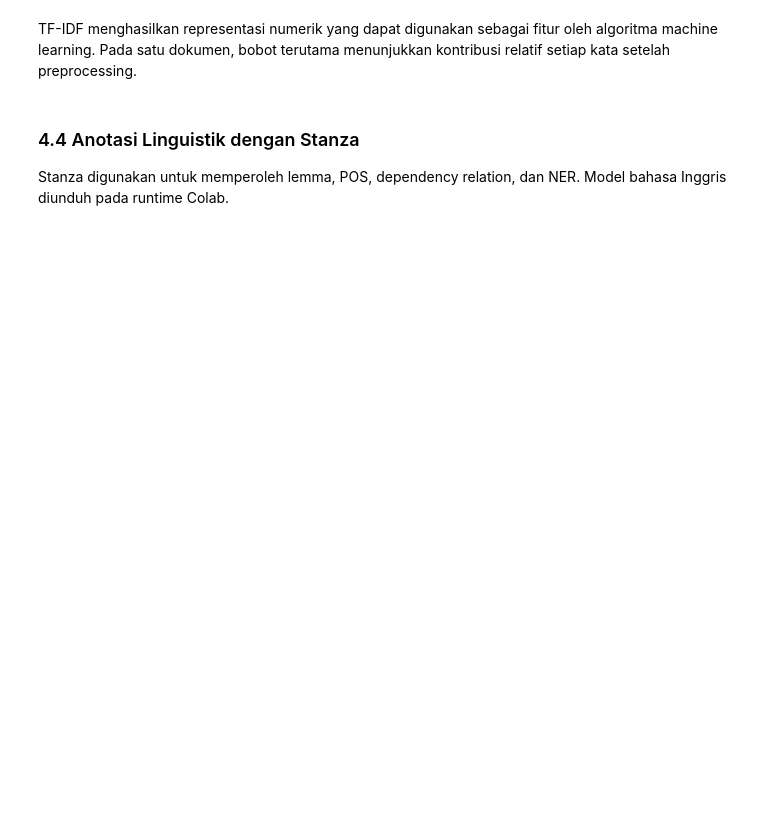
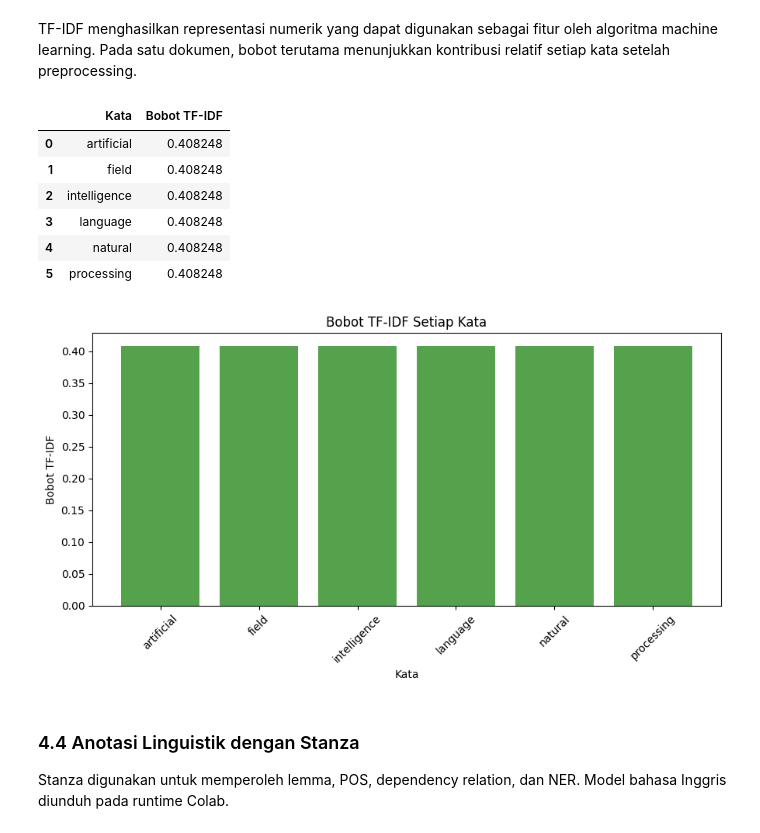
Before and after one commit to febriyansyah-id/COLLAB, a Jupyter notebook: notebooks/nlp/NLP-assignment-P03.ipynb, the cells around one changed output. Cells and saved outputs as stored; diff of their text form; code cells hidden in the pictures; blank space fills up the shorter version.

```diff
--- a/notebooks/nlp/NLP-assignment-P03.ipynb
+++ b/notebooks/nlp/NLP-assignment-P03.ipynb
@@ -212,5 +292,35 @@ print(tfidf_result)
 # %% [markdown]
 TF-IDF menghasilkan representasi numerik yang dapat digunakan sebagai fitur oleh algoritma machine learning. Pada satu dokumen, bobot terutama menunjukkan kontribusi relatif setiap kata setelah preprocessing.
+# %%
+tfidf_table = pd.DataFrame({
+    "Kata": list(tfidf_result.keys()),
+    "Bobot TF-IDF": list(tfidf_result.values()),
+}).sort_values("Bobot TF-IDF", ascending=False)
+
+display(tfidf_table)
+
+plt.figure(figsize=(9, 5))
+plt.bar(
+    tfidf_table["Kata"],
+    tfidf_table["Bobot TF-IDF"],
+    color="#54A24B",
+)
+
+plt.title("Bobot TF-IDF Setiap Kata")
+plt.xlabel("Kata")
+plt.ylabel("Bobot TF-IDF")
+plt.xticks(rotation=45)
+plt.tight_layout()
+plt.show()
+# %% [output]
+|  | Kata | Bobot TF-IDF |
+| 0 | artificial | 0.408248 |
+| 1 | field | 0.408248 |
+| 2 | intelligence | 0.408248 |
+| 3 | language | 0.408248 |
+| 4 | natural | 0.408248 |
+| 5 | processing | 0.408248 |
+[figure, added]
 # %% [markdown]
 ### 4.4 Anotasi Linguistik dengan Stanza
 
```
Also changed, not shown: parts of 14 cells of this notebook.
